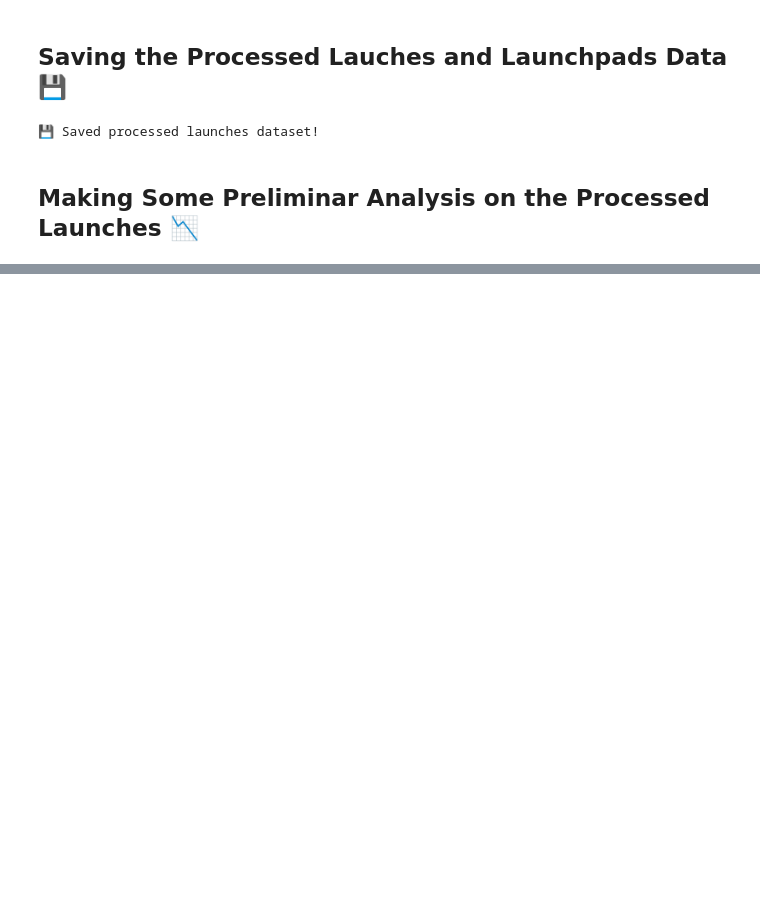
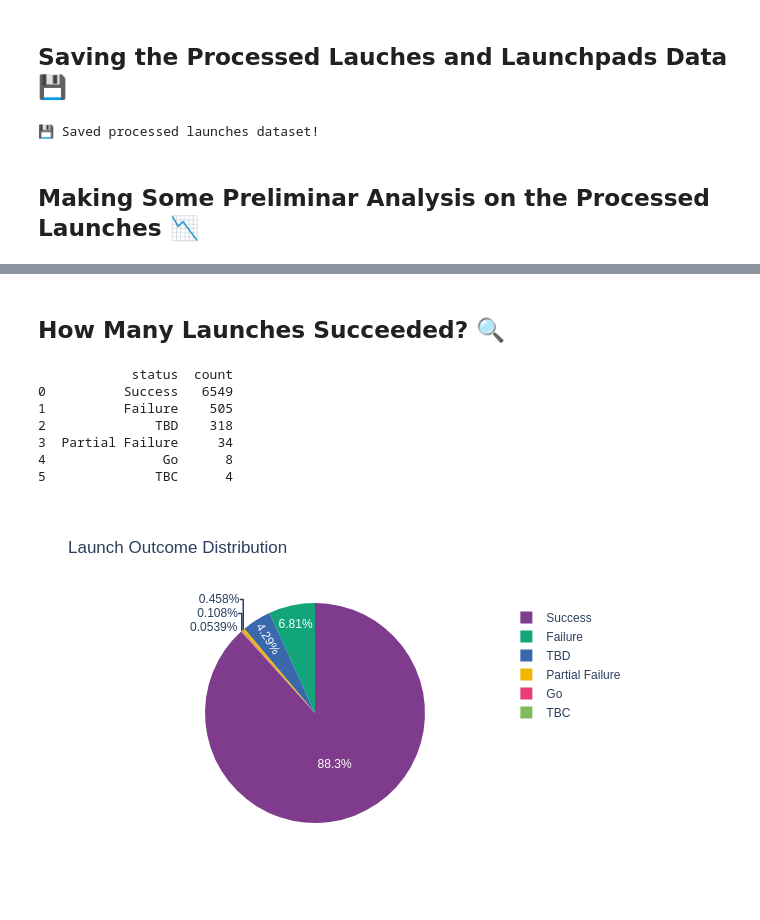
Before and after one commit to leovsferreira/ufo-conspiracy, a Jupyter notebook: notebooks/preprocess_launches.ipynb, the cells around one changed output, grey strips where cells are left out. Cells and saved outputs as stored; diff of their text form; code cells hidden in the pictures; blank space fills up the shorter version.

```diff
--- a/notebooks/preprocess_launches.ipynb
+++ b/notebooks/preprocess_launches.ipynb
@@ -131,0 +203,29 @@ print("💾 Saved processed launches dataset!")
+# %% [markdown]
+## How Many Launches Succeeded? 🔍
+# %%
+# Count the number of launches per status
+status_counts = launches_df['status'].value_counts().reset_index()
+status_counts.columns = ['status', 'count']
+print(status_counts)
+
+fig_status = px.pie(
+    status_counts,
+    names='status',
+    values='count',
+    title="Launch Outcome Distribution",
+    color_discrete_sequence=px.colors.qualitative.Bold,
+    width=600,
+    height=400
+)
+
+# Remove renderer="png" to have an interactive image
+fig_status.show(renderer="png")
+# %% [output]
+            status  count
+0          Success   6549
+1          Failure    505
+2              TBD    318
+3  Partial Failure     34
+4               Go      8
+5              TBC      4
+[figure, added]
```
Also changed, not shown: parts of 20 cells of this notebook.
